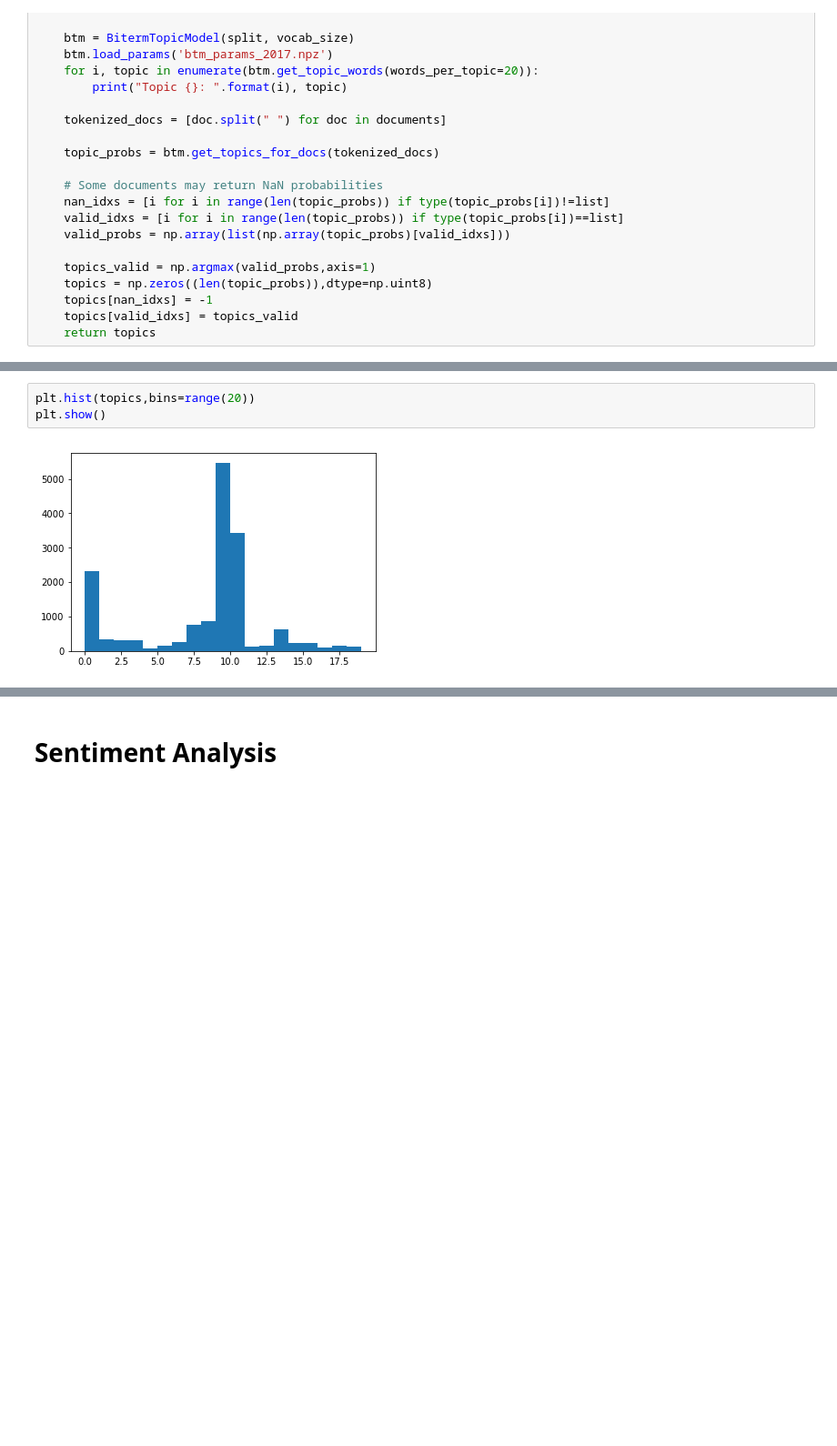
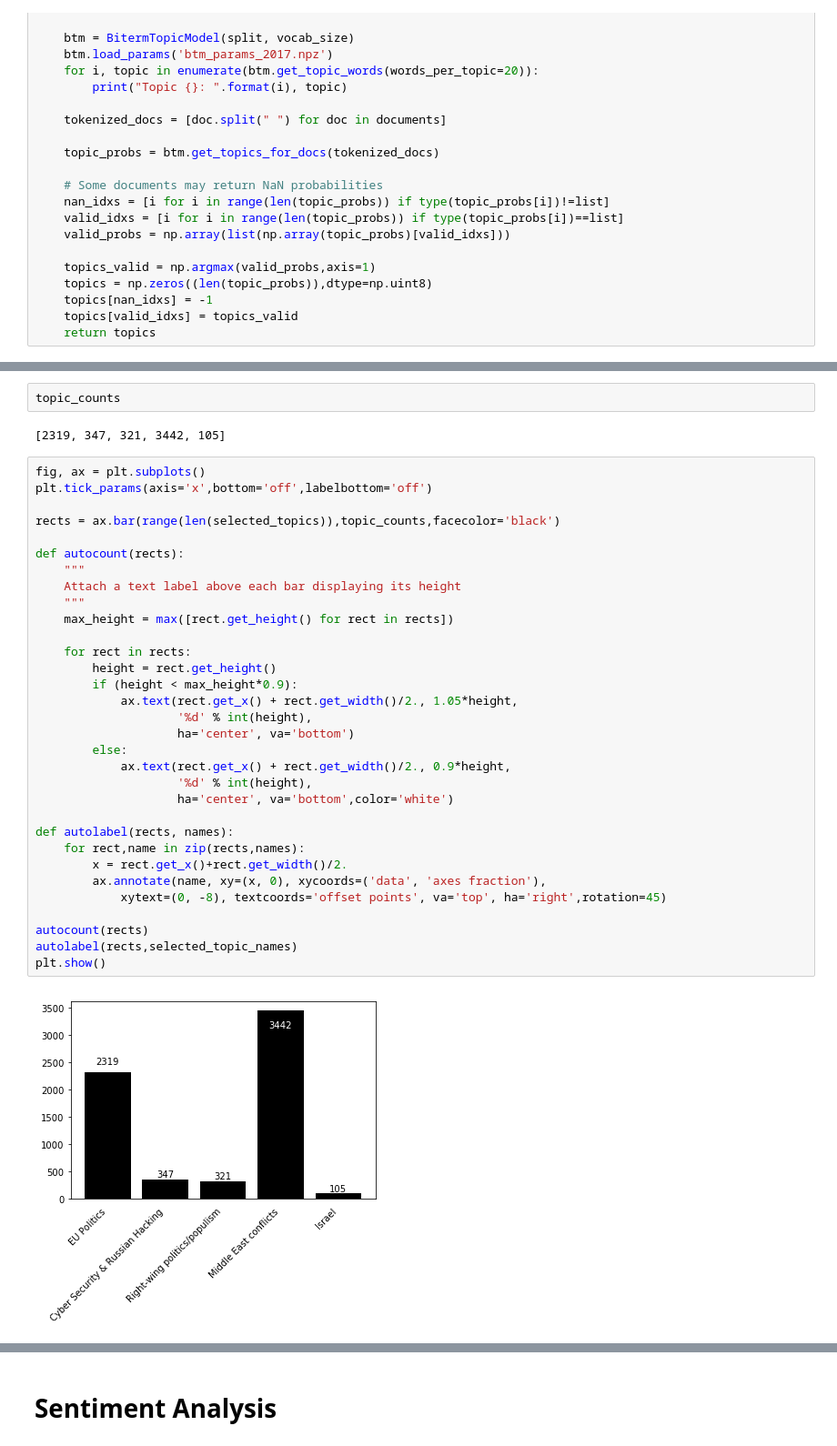
Before and after one commit to Constantin1225561/CCMLWI-NewspaperBias, a Jupyter notebook: Topic Detection.ipynb, the cells around one changed output, grey strips where cells are left out. Shown: that part at 91% size. Saved outputs shown, nothing was run; the diff lists cells and outputs as text; blank space fills up the shorter version.

```diff
--- a/Topic Detection.ipynb
+++ b/Topic Detection.ipynb
@@ -165,8 +169,41 @@ Topic 1: 347 headlines
 Topic 3: 321 headlines
 Topic 10: 3442 headlines
 Topic 16: 105 headlines
-# %%
-plt.hist(topics,bins=range(20))
-plt.show()
-# %% [output]
-[figure, removed]
+# %%
+topic_counts
+# %% [output]
+[2319, 347, 321, 3442, 105]
+# %%
+fig, ax = plt.subplots()
+plt.tick_params(axis='x',bottom='off',labelbottom='off')
+
+rects = ax.bar(range(len(selected_topics)),topic_counts,facecolor='black')
+
+def autocount(rects):
+    """
+    Attach a text label above each bar displaying its height
+    """
+    max_height = max([rect.get_height() for rect in rects])
+
+    for rect in rects:
+        height = rect.get_height()
+        if (height < max_height*0.9):
+            ax.text(rect.get_x() + rect.get_width()/2., 1.05*height,
+                    '%d' % int(height),
+                    ha='center', va='bottom')
+        else:
+            ax.text(rect.get_x() + rect.get_width()/2., 0.9*height,
+                    '%d' % int(height),
+                    ha='center', va='bottom',color='white')
+
+def autolabel(rects, names):
+    for rect,name in zip(rects,names):
+        x = rect.get_x()+rect.get_width()/2.
+        ax.annotate(name, xy=(x, 0), xycoords=('data', 'axes fraction'),
+            xytext=(0, -8), textcoords='offset points', va='top', ha='right',rotation=45)
+
+autocount(rects)
+autolabel(rects,selected_topic_names)
+plt.show()
+# %% [output]
+[figure, added]
```
Also changed, not shown: parts of 6 cells of this notebook, 9 other files.
